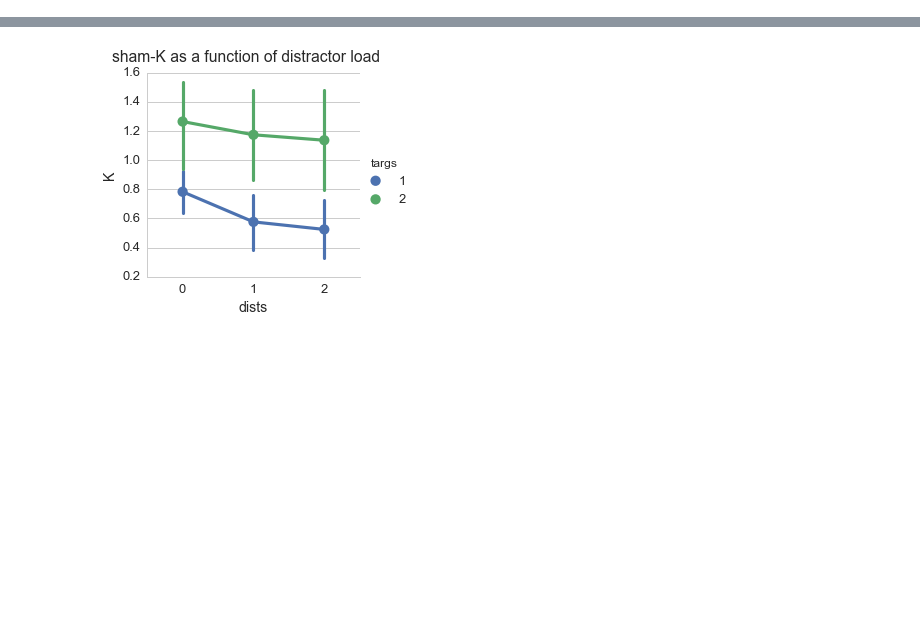
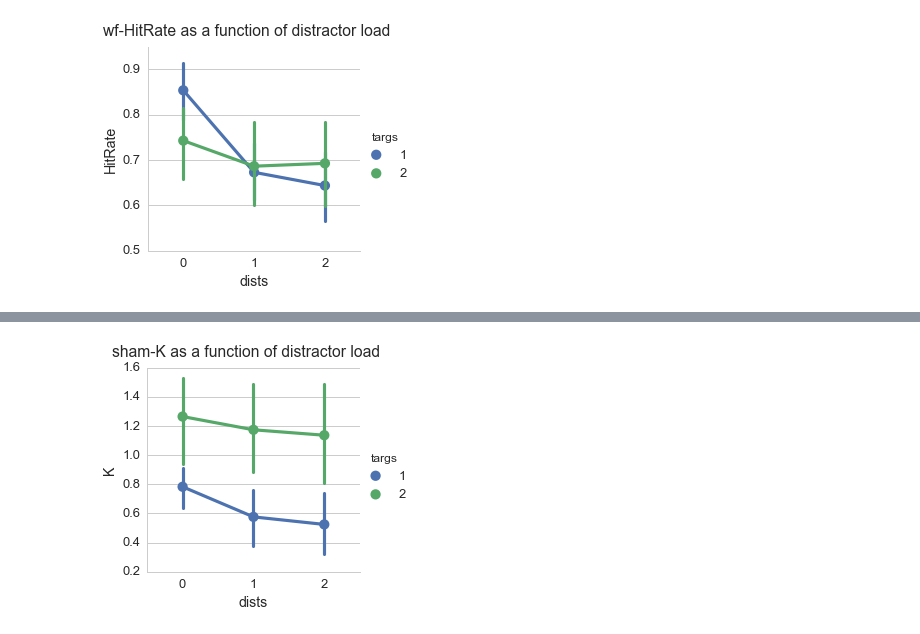
Before and after one commit to alexgonzl/tacs_vmw_alpha, a Jupyter notebook: dataVisualization.ipynb, the cells around one changed output, grey strips where cells are left out. Cells and saved outputs as stored; diff of their text form; code cells hidden in the pictures; blank space fills up the shorter version.

```diff
--- a/dataVisualization.ipynb
+++ b/dataVisualization.ipynb
@@ -39,11 +39,16 @@ for run in shamTestRuns:
 # %%
 dataColumns = ['K', 'HitRate', 'RT', 'dP']
 # %%
+wfData = pd.DataFrame()
 contraData = pd.DataFrame()
 ipsiData = pd.DataFrame()
 shamData = pd.DataFrame()
 i = 0
 for sheet in lstimDataSheets:
+    wfKs = pashlerK(sheet, 'all')['Kvals']
+    wfHitRates = pashlerK(sheet, 'all')['hitRates']
+    wfRTs = rtCalc(sheet, 'all')
+    wfdPrimes = dprime(sheet, 'all')
     contraKs = pashlerK(sheet, 'right')['Kvals']
     contraHitRates = pashlerK(sheet, 'right')['hitRates']
     contraRTs = rtCalc(sheet, 'right')
@@ -53,6 +58,10 @@ for sheet in lstimDataSheets:
     ipsiRTs = rtCalc(sheet, 'left')
     ipsidPrimes = dprime(sheet, 'left')
     for key in HFconds:
+        wRow = pd.Series([wfKs[key],wfHitRates[key],wfRTs[key],wfdPrimes[key]],name=stimDataIndeces[i], index=dataColumns)
+        wRow['targs'] = str(HFconds[key][0])
+        wRow['dists'] = str(HFconds[key][1])
+        wfData = wfData.append(wRow)
         cRow = pd.Series([contraKs[key],contraHitRates[key],contraRTs[key],contradPrimes[key]],name=stimDataIndeces[i], index=dataColumns)
         cRow['targs'] = str(HFconds[key][0])
         cRow['dists'] = str(HFconds[key][1])
@@ -64,6 +73,10 @@ for sheet in lstimDataSheets:
         i += 1
 
 for sheet in rstimDataSheets:
+    wfKs = pashlerK(sheet, 'all')['Kvals']
+    wfHitRates = pashlerK(sheet, 'all')['hitRates']
+    wfRTs = rtCalc(sheet, 'all')
+    wfdPrimes = dprime(sheet, 'all')
     ipsiKs = pashlerK(sheet, 'right')['Kvals']
     ipsiHitRates = pashlerK(sheet, 'right')['hitRates']
     ipsiRTs = rtCalc(sheet, 'right')
@@ -73,6 +86,10 @@ for sheet in rstimDataSheets:
     contraRTs = rtCalc(sheet, 'left')
     contradPrimes = dprime(sheet, 'left')
     for key in HFconds:
+        wRow = pd.Series([wfKs[key],wfHitRates[key],wfRTs[key],wfdPrimes[key]],name=stimDataIndeces[i], index=dataColumns)
+        wRow['targs'] = str(HFconds[key][0])
+        wRow['dists'] = str(HFconds[key][1])
+        wfData = wfData.append(wRow)
         cRow = pd.Series([contraKs[key],contraHitRates[key],contraRTs[key],contradPrimes[key]],name=stimDataIndeces[i], index=dataColumns)
         cRow['targs'] = str(HFconds[key][0])
         cRow['dists'] = str(HFconds[key][1])
@@ -85,6 +102,10 @@ for sheet in rstimDataSheets:
 
 i = 0
 for sheet in shamDataSheets:
+    wfKs = pashlerK(sheet, 'all')['Kvals']
+    wfHitRates = pashlerK(sheet, 'all')['hitRates']
+    wfRTs = rtCalc(sheet, 'all')
+    wfdPrimes = dprime(sheet, 'all')
     rKs = pashlerK(sheet, 'right')['Kvals']
     rHitRates = pashlerK(sheet, 'right')['hitRates']
     rRTs = rtCalc(sheet, 'right')
@@ -94,6 +115,10 @@ for sheet in shamDataSheets:
     lRTs = rtCalc(sheet, 'left')
     ldPrimes = dprime(sheet, 'left')
     for key in HFconds:
+        wRow = pd.Series([wfKs[key],wfHitRates[key],wfRTs[key],wfdPrimes[key]],name=stimDataIndeces[i], index=dataColumns)
+        wRow['targs'] = str(HFconds[key][0])
+        wRow['dists'] = str(HFconds[key][1])
+        wfData = wfData.append(wRow)
         lRow = pd.Series([lKs[key],lHitRates[key],lRTs[key],ldPrimes[key]],name=shamDataIndeces[i], index=dataColumns)
         lRow['targs'] = str(HFconds[key][0])
         lRow['dists'] = str(HFconds[key][1])
@@ -103,3 +128,9 @@ for sheet in shamDataSheets:
         rRow['dists'] = str(HFconds[key][1])
         shamData = shamData.append(rRow)
         i += 1
+# %%
+wfHRGraph = sns.factorplot(data=wfData,x='dists',y='HitRate',hue='targs')
+wfHRGraph.fig.suptitle('wf-HitRate as a function of distractor load')
+wfHRGraph.fig.subplots_adjust(top=.9)
+# %% [output]
+[figure, added]
```
Also changed, not shown: parts of 14 cells of this notebook.
